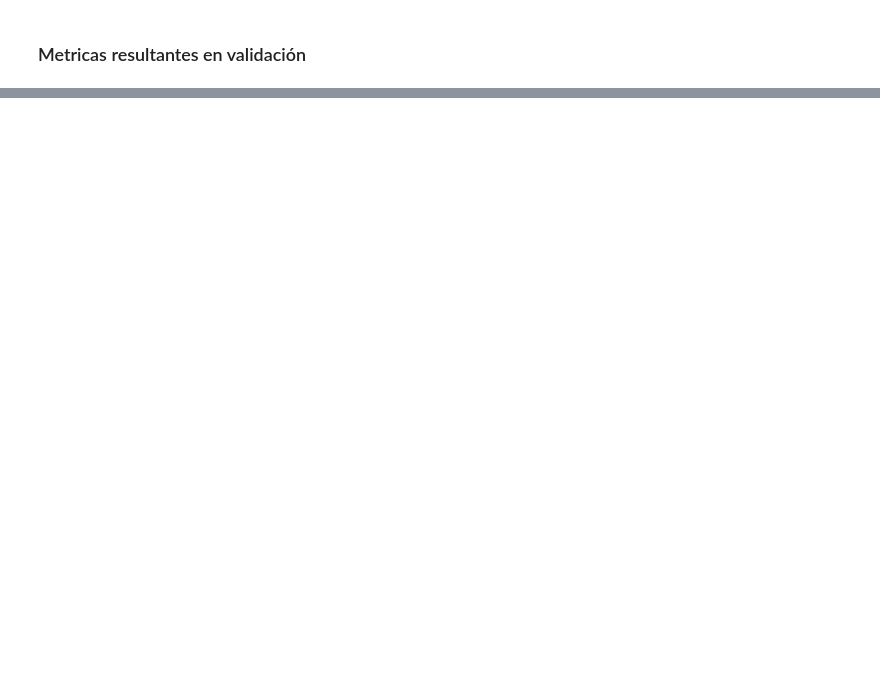
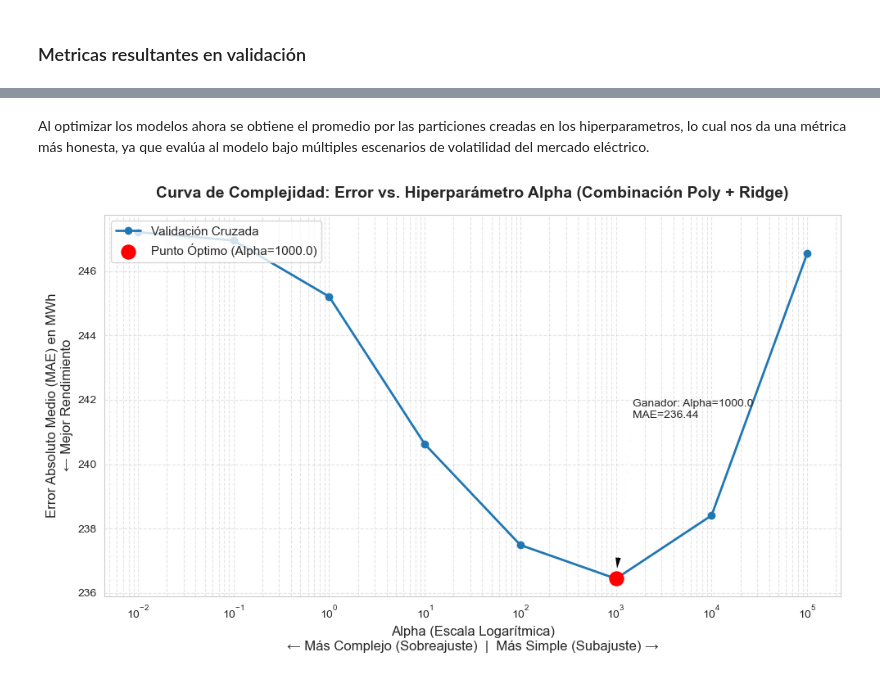
Before and after one commit to robroab/Proyecto_1_Statistical_Learning, a Jupyter notebook: proyecto1.ipynb, the cells around one changed output, grey strips where cells are left out. Cells and saved outputs as stored; diff of their text form; code cells hidden in the pictures; blank space fills up the shorter version.

```diff
--- a/proyecto1.ipynb
+++ b/proyecto1.ipynb
@@ -722,0 +797,15 @@ tabla_resultados
+# %%
+#Modelos Regularizados - Lasso
+pipe_lasso = TransformedTargetRegressor(
+    regressor=Pipeline([("prep", preprocesador), ("modelo", Lasso(max_iter=10000))]),
+    func=np.log1p, inverse_func=np.expm1
+)
+
+grid_lasso = GridSearchCV(
+    pipe_lasso,
+    param_grid={"regressor__modelo__alpha": alphas},
+    cv=cv_estrategia, scoring="neg_mean_absolute_error", n_jobs=-1
+)
+
+grid_lasso.fit(X_train, y_train)
+modelos["Lasso Optimizado"] = grid_lasso.best_estimator_
@@ -722,0 +899,34 @@ tabla_resultados
+# %% [markdown]
+Al optimizar los modelos ahora se obtiene el promedio por las particiones creadas en los hiperparametros,
+lo cual nos da una métrica más honesta, ya que evalúa al modelo bajo múltiples escenarios de volatilidad del
+mercado eléctrico.
+# %%
+resultados_cv = pd.DataFrame(grid_combo.cv_results_)
+
+alphas = resultados_cv['param_regressor__modelo__alpha'].astype(float)
+mae_entrenamiento = -resultados_cv['mean_train_score'] if 'mean_train_score' in resultados_cv else None
+mae_validacion = -resultados_cv['mean_test_score']
+
+plt.figure(figsize=(10, 6))
+plt.plot(alphas, mae_validacion, marker='o', linestyle='-', color='#1f77b4', linewidth=2, label='Validación Cruzada')
+
+
+plt.xscale('log')
+plt.title('Curva de Complejidad: Error vs. Hiperparámetro Alpha (Combinación Poly + Ridge)', fontsize=14, fontweight='bold', pad=15)
+plt.xlabel('Alpha (Escala Logarítmica)\n← Más Complejo (Sobreajuste)  |  Más Simple (Subajuste) →', fontsize=12)
+plt.ylabel('Error Absoluto Medio (MAE) en MWh\n← Mejor Rendimiento', fontsize=12)
+plt.grid(True, which="both", linestyle="--", alpha=0.5)
+
+mejor_alpha = grid_combo.best_params_['regressor__modelo__alpha']
+mejor_mae = -grid_combo.best_score_
+plt.scatter(mejor_alpha, mejor_mae, color='red', s=150, zorder=5, label=f'Punto Óptimo (Alpha={mejor_alpha})')
+plt.annotate(f'Ganador: Alpha={mejor_alpha}\nMAE={mejor_mae:.2f}',
+             xy=(mejor_alpha, mejor_mae),
+             xytext=(mejor_alpha * 1.5, mejor_mae + 5),
+             arrowprops=dict(facecolor='black', shrink=0.05, width=1, headwidth=6))
+
+plt.legend(fontsize=11, loc='upper left')
+plt.tight_layout()
+plt.show()
+# %% [output]
+[figure, added]
```
Also changed, not shown: parts of 33 cells of this notebook.
